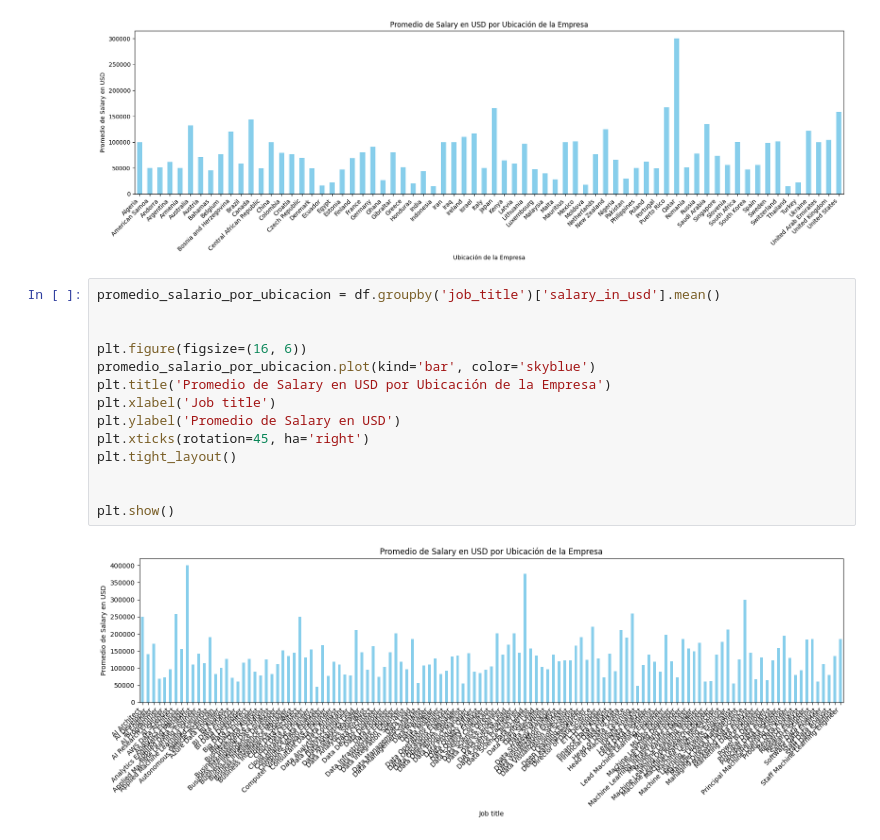
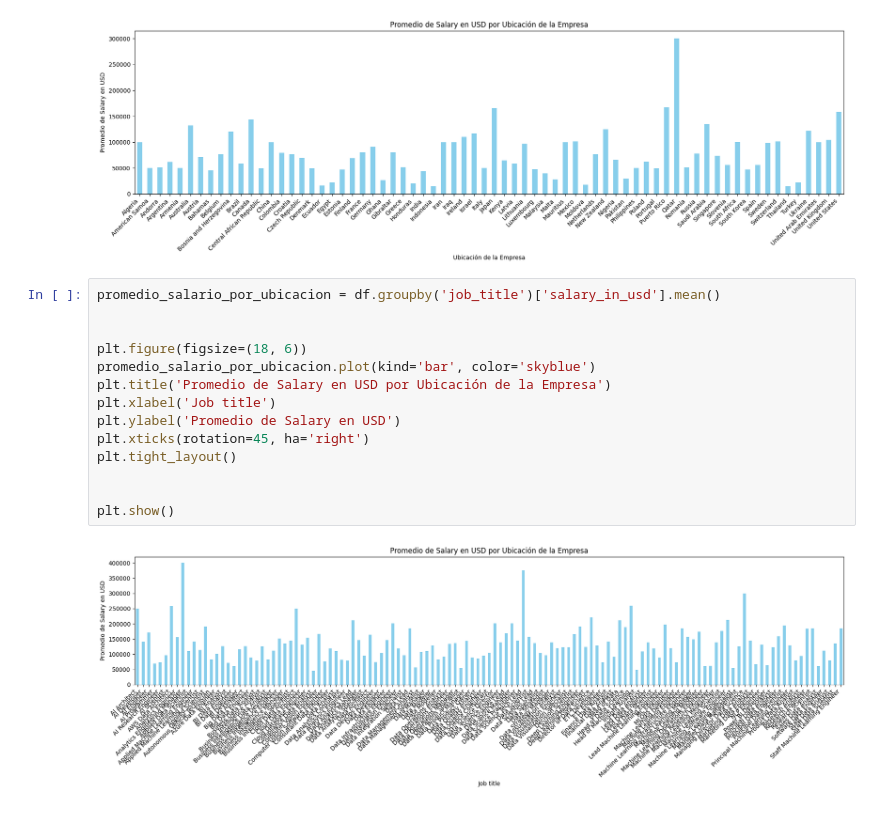
Before and after one commit to tomuzca/DataJobs, a Jupyter notebook: Untitled-1.ipynb, the cells around one changed output. Drawn from its saved outputs; the diff is of its cells as text.

```diff
--- a/Untitled-1.ipynb
+++ b/Untitled-1.ipynb
@@ -82,19 +82,19 @@ plt.show()
 # %%
 promedio_salario_por_ubicacion = df.groupby('job_title')['salary_in_usd'].mean()
 
 
-plt.figure(figsize=(16, 6))
+plt.figure(figsize=(18, 6))
 promedio_salario_por_ubicacion.plot(kind='bar', color='skyblue')
 plt.title('Promedio de Salary en USD por Ubicación de la Empresa')
 plt.xlabel('Job title')
 plt.ylabel('Promedio de Salary en USD')
 plt.xticks(rotation=45, ha='right')
 plt.tight_layout()
 
 
 plt.show()
 # %% [output]
-[figure, old version]
+[figure, new version]
 # %%
 import pandas as pd
 
```
Also changed, not shown: parts of 1 cell of this notebook.
